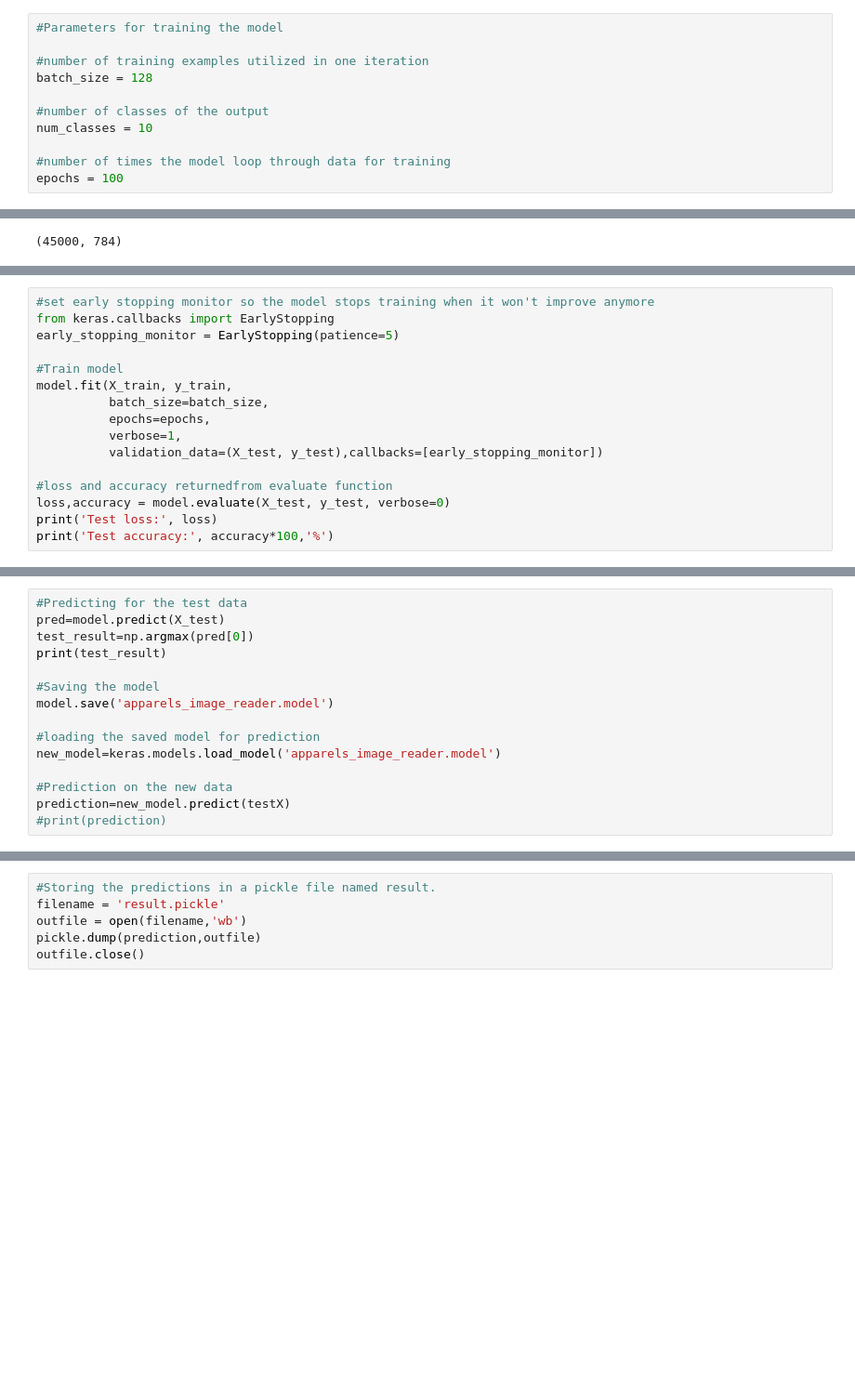
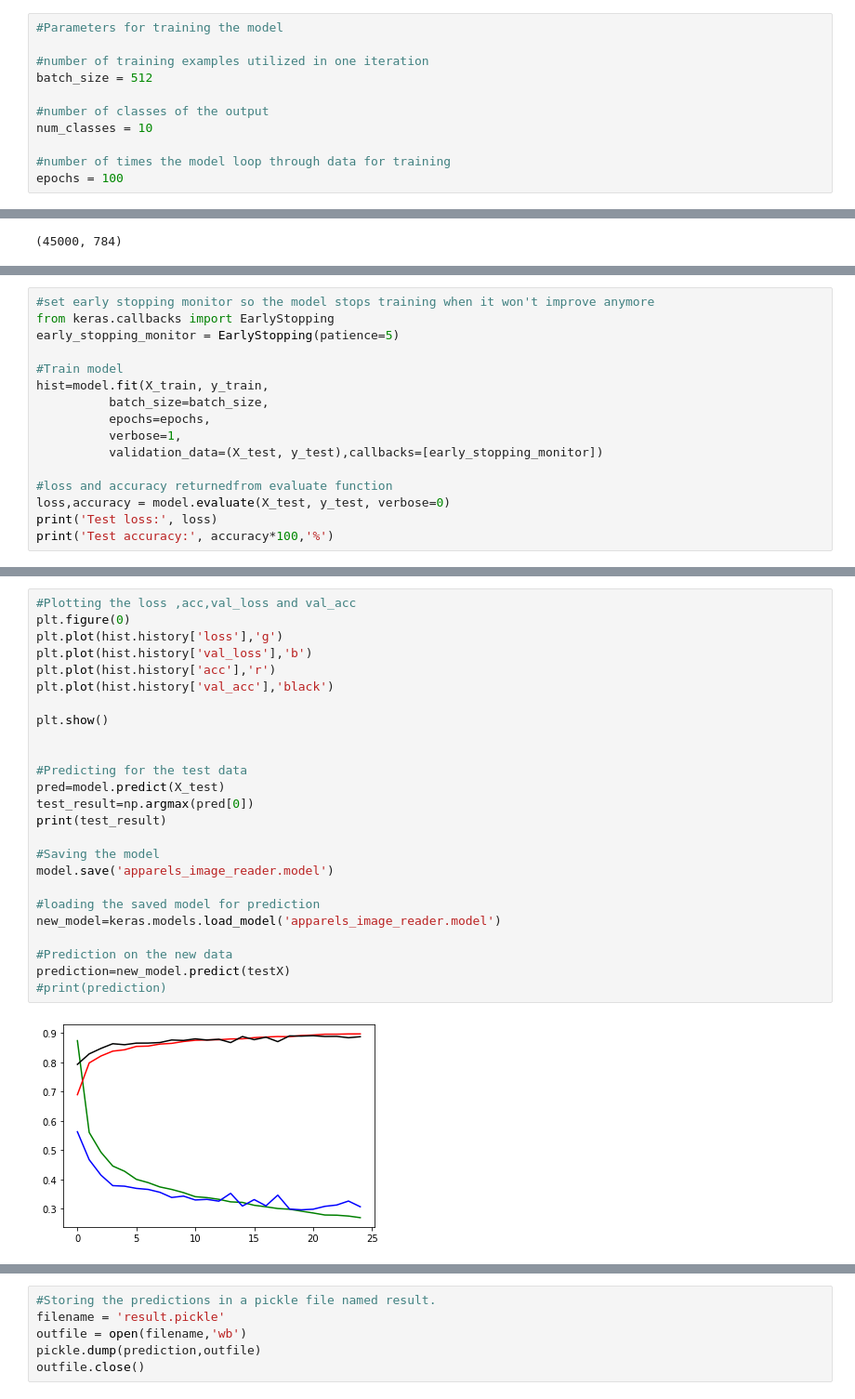
Before and after one commit to KSHITIJ-BISHT/Deep-Learning-Assignment, a Jupyter notebook: assignment3(Deep Learning).ipynb, the cells around one changed output, grey strips where cells are left out. Shown: that part at 93% size. Cells and saved outputs as stored; diff of their text form; blank space fills up the shorter version.

```diff
--- a/assignment3(Deep Learning).ipynb
+++ b/assignment3(Deep Learning).ipynb
@@ -44,7 +44,7 @@ print(y_test.shape)
 #Parameters for training the model
 
 #number of training examples utilized in one iteration
-batch_size = 128
+batch_size = 512
 
 #number of classes of the output
 num_classes = 10
@@ -138,7 +138,7 @@ from keras.callbacks import EarlyStopping
 early_stopping_monitor = EarlyStopping(patience=5)
 
 #Train model
-model.fit(X_train, y_train,
+hist=model.fit(X_train, y_train,
           batch_size=batch_size,
           epochs=epochs,
           verbose=1,
@@ -172,17 +172,28 @@ Epoch 24/100
 # %%
+#Plotting the loss ,acc,val_loss and val_acc
+plt.figure(0)
+plt.plot(hist.history['loss'],'g')
+plt.plot(hist.history['val_loss'],'b')
+plt.plot(hist.history['acc'],'r')
+plt.plot(hist.history['val_acc'],'black')
+
+plt.show()
+
+
 #Predicting for the test data
 pred=model.predict(X_test)
 test_result=np.argmax(pred[0])
 print(test_result)
 
 #Saving the model
 model.save('apparels_image_reader.model')
 
 #loading the saved model for prediction
 new_model=keras.models.load_model('apparels_image_reader.model')
 
 #Prediction on the new data
 prediction=new_model.predict(testX)
 #print(prediction)
 # %% [output]
+[figure, added]
 3
```
Also changed, not shown: parts of 4 cells of this notebook, 2 other files.
